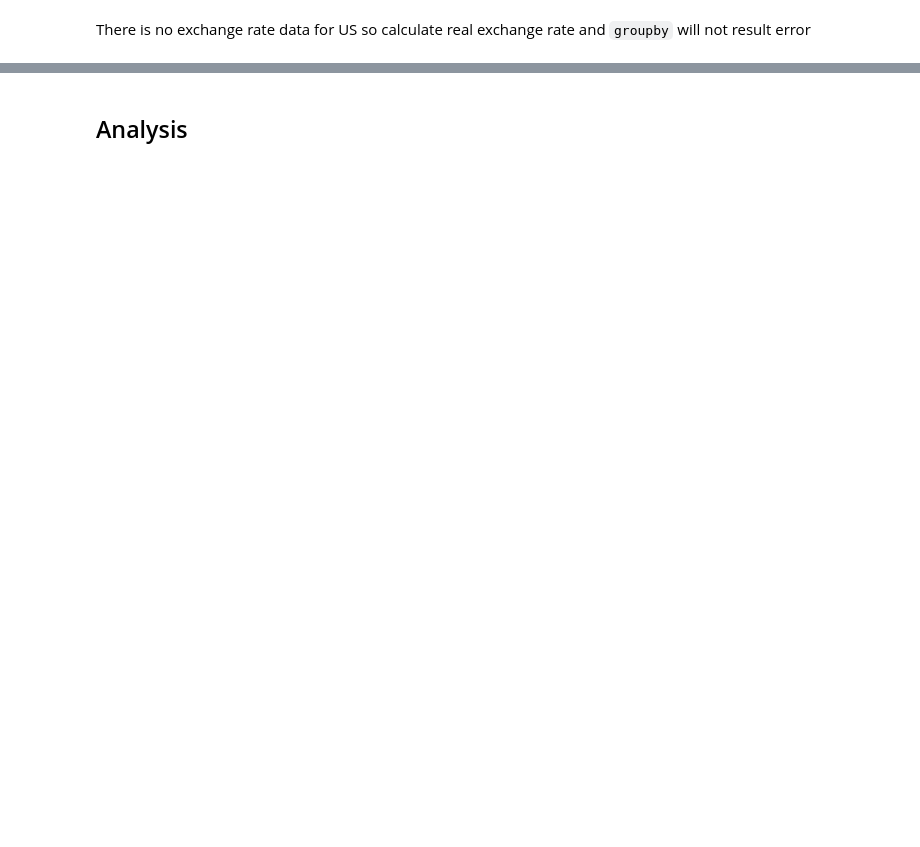
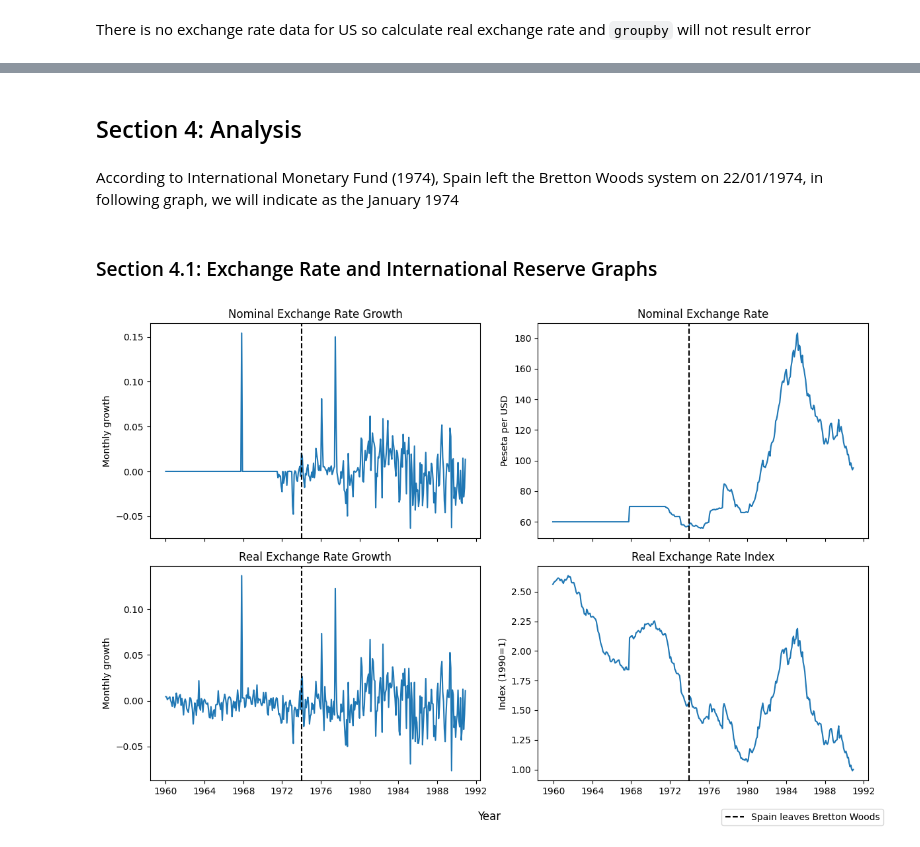
Before and after one commit to jxy-ygjm/EC1B1-Coursework, a Jupyter notebook: EC1B1_Code_ipynb_Group_55.ipynb, the cells around one changed output, grey strips where cells are left out. Drawn from its saved outputs; the diff is of its cells as text; code cells hidden in the pictures; blank space fills up the shorter version.

```diff
--- a/EC1B1_Code_ipynb_Group_55.ipynb
+++ b/EC1B1_Code_ipynb_Group_55.ipynb
@@ -354,4 +261,62 @@ df
 # Reset
 pd.reset_option("display.max_rows")
 # %% [markdown]
-## Analysis
+## Section 4: Analysis
+# %% [markdown]
+According to International Monetary Fund (1974), Spain left the Bretton Woods system on 22/01/1974, in following graph, we will indicate as the January 1974
+# %% [markdown]
+### Section 4.1: Exchange Rate and International Reserve Graphs
+# %%
+plot_df = df.loc["1960-01-01":]
+# %%
+fig, axes = plt.subplots(2, 2, figsize=(12,8), sharex=True)
+
+# Nominal exchange rate growth
+axes[0,0].plot(
+    plot_df.index.get_level_values("TIME_PERIOD"),
+    plot_df["nominal_exchange_rate_growth"]
+)
+axes[0,0].set_title("Nominal Exchange Rate Growth")
+axes[0,0].set_ylabel("Monthly growth")
+
+# Nominal exchange rate
+axes[0,1].plot(
+    plot_df.index.get_level_values("TIME_PERIOD"),
+    plot_df["exchange_rate"]
+)
+axes[0,1].set_title("Nominal Exchange Rate")
+axes[0,1].set_ylabel("Peseta per USD")
+
+# Real exchange rate growth
+axes[1,0].plot(
+    plot_df.index.get_level_values("TIME_PERIOD"),
+    plot_df["real_exchange_rate_growth"]
+)
+axes[1,0].set_title("Real Exchange Rate Growth")
+
+axes[1,0].set_ylabel("Monthly growth")
+
+# Real exchange rate index
+axes[1,1].plot(
+    plot_df.index.get_level_values("TIME_PERIOD"),
+    plot_df["real_exchange_rate_index"]
+)
+axes[1,1].set_title("Real Exchange Rate Index")
+
+axes[1,1].set_ylabel("Index (1990=1)")
+
+# Spain left Bretton Woods system
+for i, ax in enumerate(axes.flatten()):
+    ax.axvline(
+        pd.Timestamp("1974-01-01"),
+        linestyle="--",
+        color="black",
+        label="Spain leaves Bretton Woods" if i == 3 else None
+    )
+
+fig.supxlabel("Year")
+fig.legend(loc="lower right")
+plt.tight_layout()
+plt.show()
+# %% [output]
+[figure, added]
```
Also changed, not shown: parts of 62 cells of this notebook.
